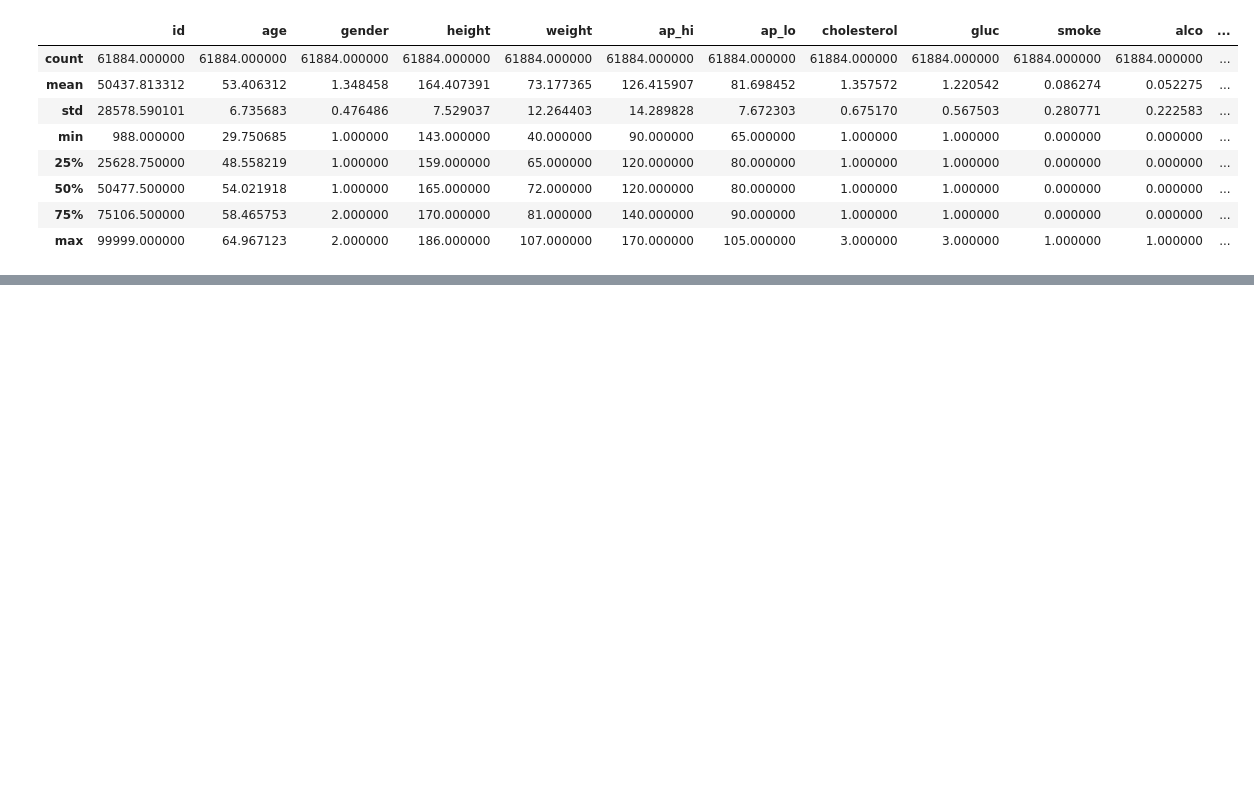
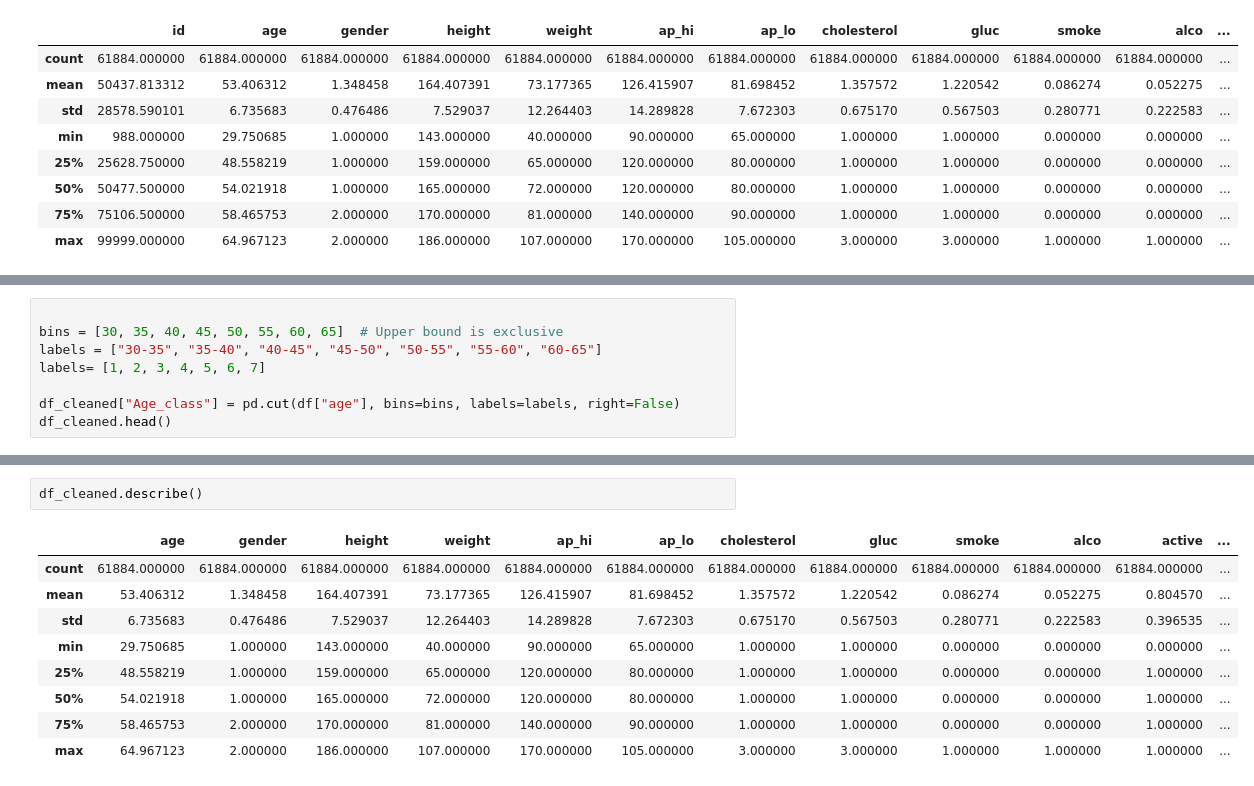
Before and after one commit to Pankajinos/CardioVascularDiseasePrediction, a Jupyter notebook: CardioVascularDescisionTree.ipynb, the cells around one changed output, grey strips where cells are left out. Saved outputs shown, nothing was run; the diff lists cells and outputs as text; blank space fills up the shorter version.

```diff
--- a/CardioVascularDescisionTree.ipynb
+++ b/CardioVascularDescisionTree.ipynb
@@ -77,0 +90,8 @@ df_cleaned.to_csv("cleaned
+# %%
+
+bins = [30, 35, 40, 45, 50, 55, 60, 65]  # Upper bound is exclusive
+labels = ["30-35", "35-40", "40-45", "45-50", "50-55", "55-60", "60-65"]
+labels= [1, 2, 3, 4, 5, 6, 7]
+
+df_cleaned["Age_class"] = pd.cut(df["age"], bins=bins, labels=labels, right=False)
+df_cleaned.head()
@@ -77,0 +156,12 @@ df_cleaned.to_csv("cleaned
+# %%
+df_cleaned.describe()
+# %% [output]
+|  | age | gender | height | weight | ap_hi | ap_lo | cholesterol | gluc | smoke | alco | active | ... |
+| count | 61884.000000 | 61884.000000 | 61884.000000 | 61884.000000 | 61884.000000 | 61884.000000 | 61884.000000 | 61884.000000 | 61884.000000 | 61884.000000 | 61884.000000 | ... |
+| mean | 53.406312 | 1.348458 | 164.407391 | 73.177365 | 126.415907 | 81.698452 | 1.357572 | 1.220542 | 0.086274 | 0.052275 | 0.804570 | ... |
+| std | 6.735683 | 0.476486 | 7.529037 | 12.264403 | 14.289828 | 7.672303 | 0.675170 | 0.567503 | 0.280771 | 0.222583 | 0.396535 | ... |
+| min | 29.750685 | 1.000000 | 143.000000 | 40.000000 | 90.000000 | 65.000000 | 1.000000 | 1.000000 | 0.000000 | 0.000000 | 0.000000 | ... |
+| 25% | 48.558219 | 1.000000 | 159.000000 | 65.000000 | 120.000000 | 80.000000 | 1.000000 | 1.000000 | 0.000000 | 0.000000 | 1.000000 | ... |
+| 50% | 54.021918 | 1.000000 | 165.000000 | 72.000000 | 120.000000 | 80.000000 | 1.000000 | 1.000000 | 0.000000 | 0.000000 | 1.000000 | ... |
+| 75% | 58.465753 | 2.000000 | 170.000000 | 81.000000 | 140.000000 | 90.000000 | 1.000000 | 1.000000 | 0.000000 | 0.000000 | 1.000000 | ... |
+| max | 64.967123 | 2.000000 | 186.000000 | 107.000000 | 170.000000 | 105.000000 | 3.000000 | 3.000000 | 1.000000 | 1.000000 | 1.000000 | ... |
```
Also changed, not shown: parts of 11 cells of this notebook.
